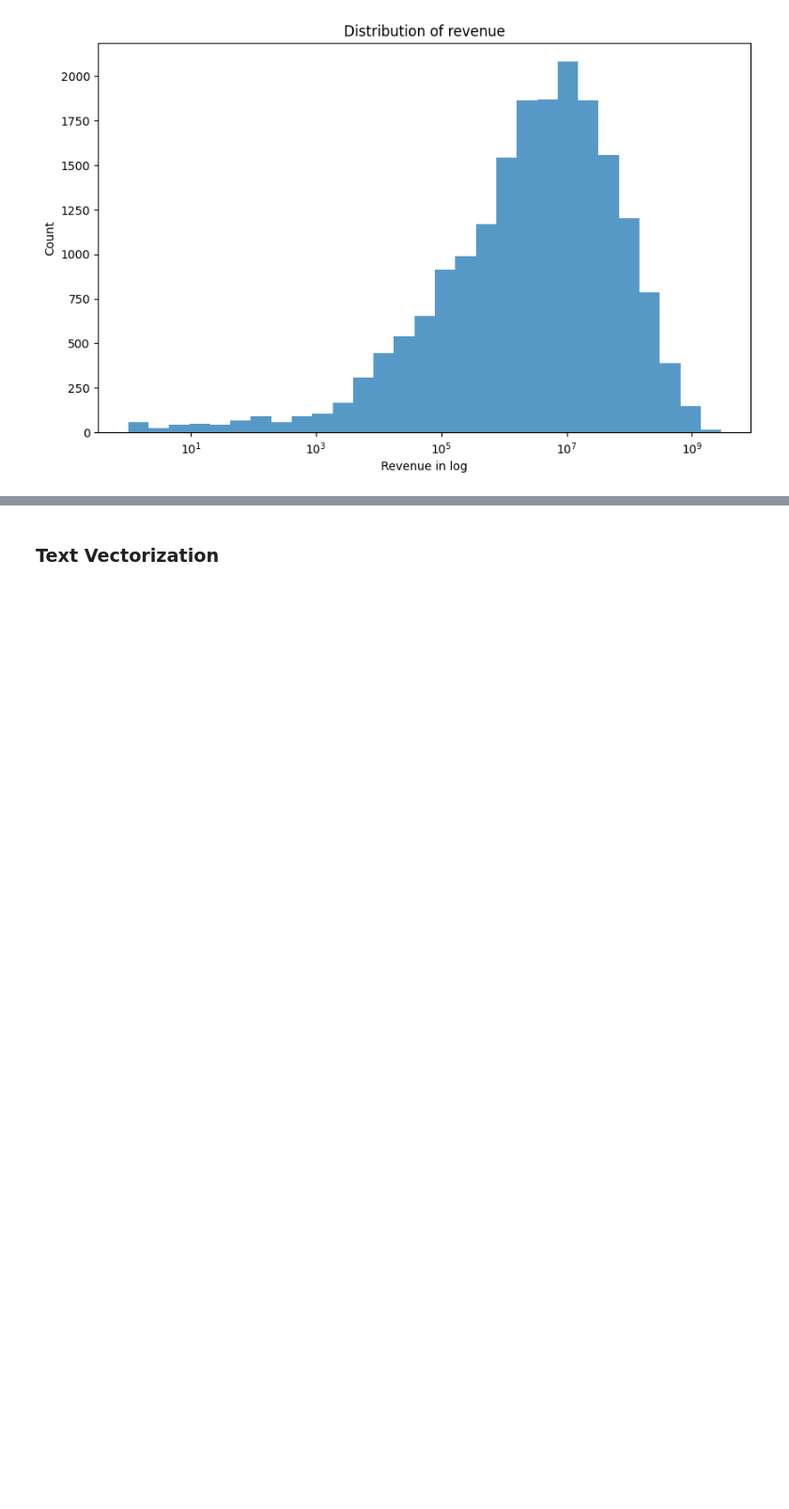
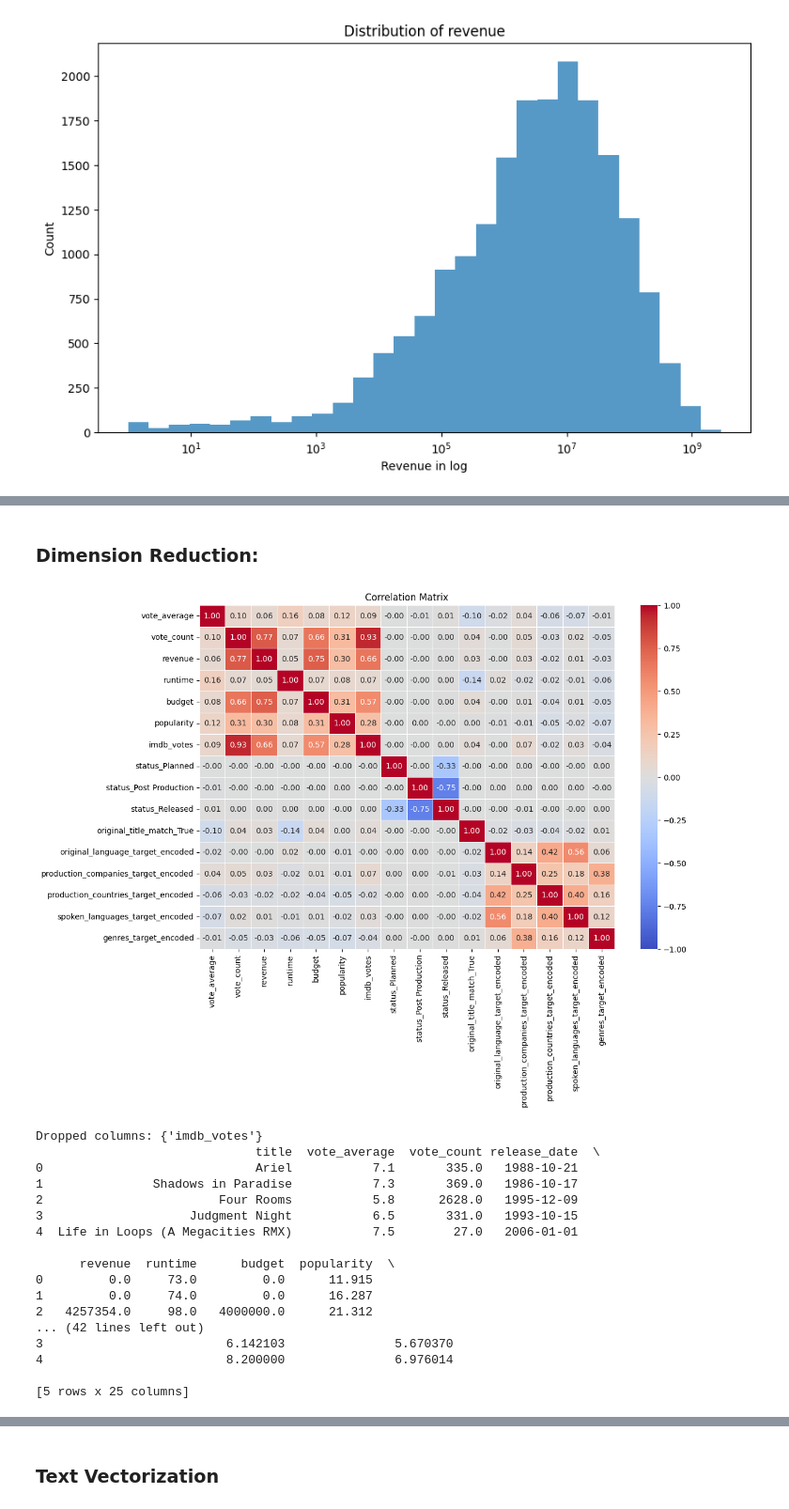
Before and after one commit to JiayiD8/movie_rating_prediction, a Jupyter notebook: AML_Project_Deliverable3.ipynb, the cells around one changed output, grey strips where cells are left out. Shown at 94% size. Cells and saved outputs as stored; diff of their text form; code cells hidden in the pictures; blank space fills up the shorter version.

```diff
--- a/AML_Project_Deliverable3.ipynb
+++ b/AML_Project_Deliverable3.ipynb
@@ -330,0 +346,6 @@ plt.show()
+# %%
+finite_categories = ['status', 'original_language', 'genres', 'production_companies',
+                     'production_countries', 'spoken_languages', 'original_title_match']
+for col in finite_categories:
+    print(f"\nColumn: {col}")
+    print("Unique values:", df[col].unique())
@@ -331 +411,46 @@ plt.show()
+# %% [markdown]
+### Dimension Reduction:
+# %%
+numerical_cols = df.select_dtypes(include=['int64', 'float64']).columns
+numerical_cols = numerical_cols.drop(['imdb_rating'])
+df_numerical = df[numerical_cols]
+correlation_matrix = df_numerical.corr()
+
+plt.figure(figsize=(12, 8))
+sns.heatmap(correlation_matrix, annot=True, cmap='coolwarm', fmt='.2f', linewidths=0.5, vmin=-1, vmax=1)
+plt.title('Correlation Matrix')
+plt.show()
+
+
+cols_to_drop = set()
+
+for i in range(len(correlation_matrix.columns)):
+    for j in range(i):
+        if abs(correlation_matrix.iloc[i, j]) > 0.8:
+            colname = correlation_matrix.columns[i]
+            cols_to_drop.add(colname)
+
+df.drop(columns=cols_to_drop, inplace=True)
+
+print(f"Dropped columns: {cols_to_drop}")
+print(df.head())
+# %% [output]
+[figure, added]
+Dropped columns: {'imdb_votes'}
+                              title  vote_average  vote_count release_date  \
+0                             Ariel           7.1       335.0   1988-10-21
+1               Shadows in Paradise           7.3       369.0   1986-10-17
+2                        Four Rooms           5.8      2628.0   1995-12-09
+3                    Judgment Night           6.5       331.0   1993-10-15
+4  Life in Loops (A Megacities RMX)           7.5        27.0   2006-01-01
+
+      revenue  runtime      budget  popularity  \
+0         0.0     73.0         0.0      11.915
+1         0.0     74.0         0.0      16.287
+2   4257354.0     98.0   4000000.0      21.312
+... (42 lines left out)
+3                         6.142103               5.670370
+4                         8.200000               6.976014
+
+[5 rows x 25 columns]
 # %% [markdown]
```
Also changed, not shown: parts of 44 cells of this notebook.
